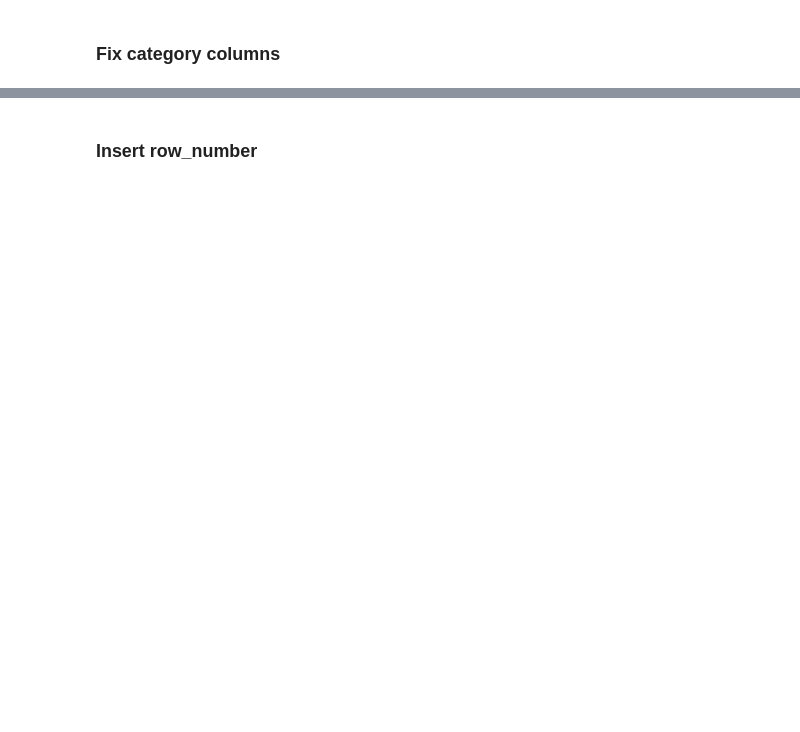
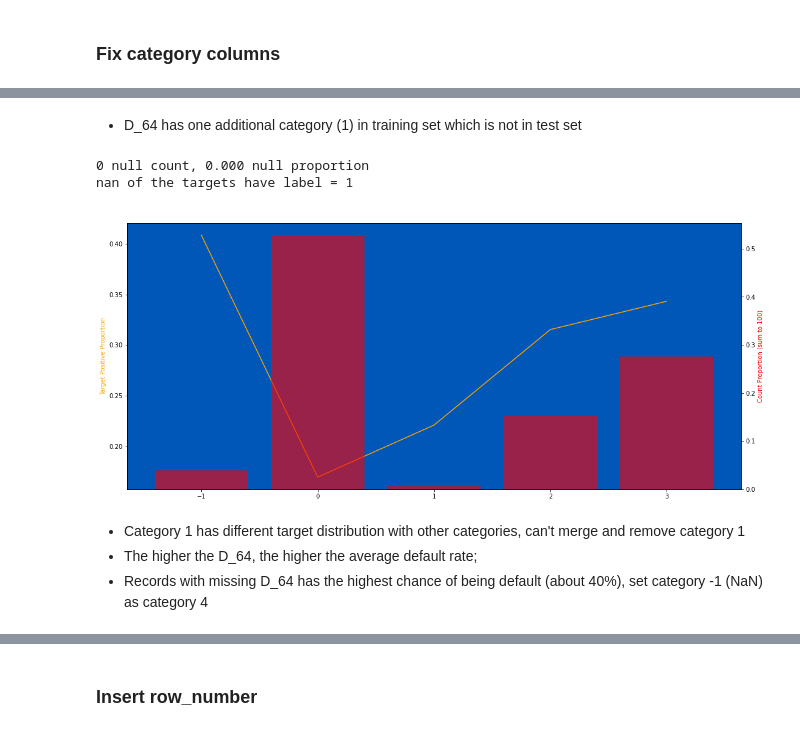
Before and after one commit to waikey-lee/kaggle-amex, a Jupyter notebook: notebooks/1.clean_parquet.ipynb, the cells around one changed output, grey strips where cells are left out. Saved outputs shown, nothing was run; the diff lists cells and outputs as text; code cells hidden in the pictures; blank space fills up the shorter version.

```diff
--- a/notebooks/1.clean_parquet.ipynb
+++ b/notebooks/1.clean_parquet.ipynb
@@ -118,0 +95,12 @@ Name: D_64, dtype: float64
+# %% [markdown]
+- D_64 has one additional category (1) in training set which is not in test set
+# %%
+single_col_target_check(train, "D_64")
+# %% [output]
+0 null count, 0.000 null proportion
+nan of the targets have label = 1
+[figure, added]
+# %% [markdown]
+- Category 1 has different target distribution with other categories, can't merge and remove category 1
+- The higher the D_64, the higher the average default rate;
+- Records with missing D_64 has the highest chance of being default (about 40%), set category -1 (NaN) as category 4
```
Also changed, not shown: parts of 81 cells of this notebook.
